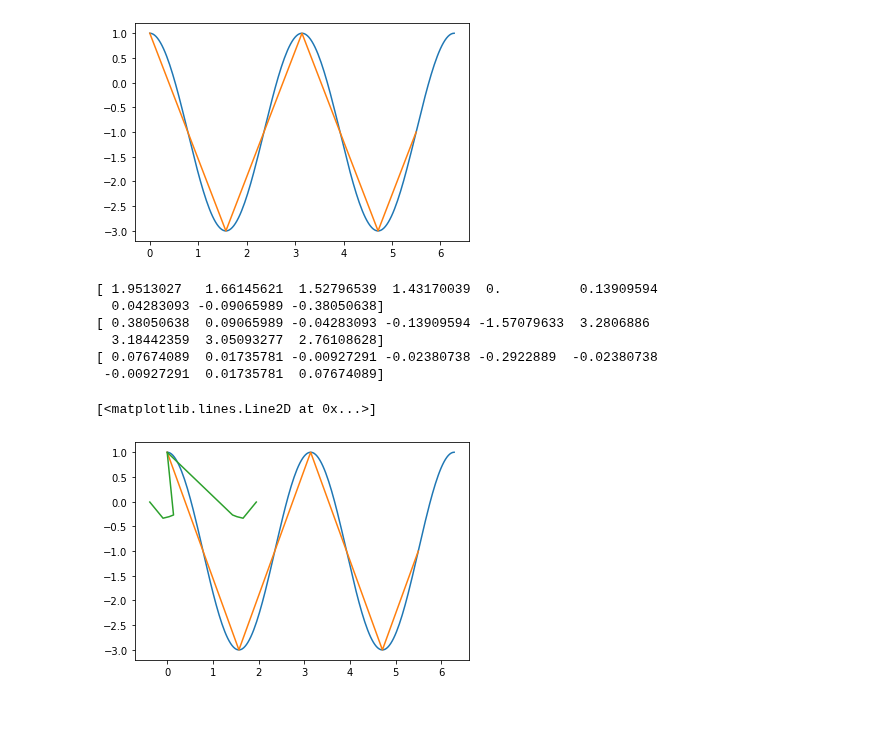
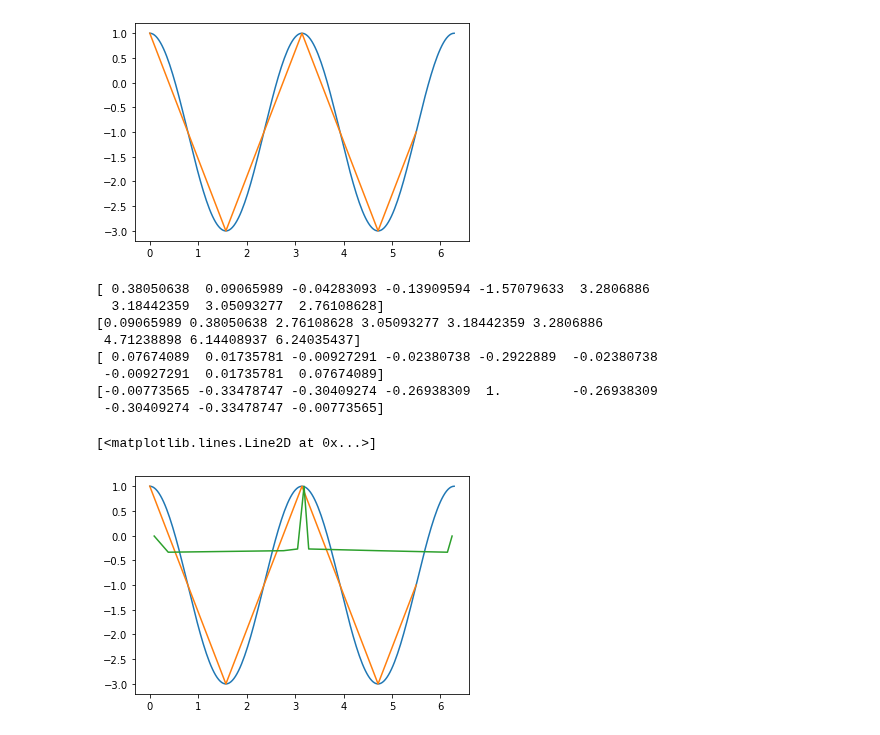
Before and after one commit to rishiiyer01/Personal, a Jupyter notebook: AerodynamicSourcePanelMethod.ipynb, the cells around one changed output. Cells and saved outputs as stored; diff of their text form; code cells hidden in the pictures.

```diff
--- a/AerodynamicSourcePanelMethod.ipynb
+++ b/AerodynamicSourcePanelMethod.ipynb
@@ -82,10 +82,9 @@ for i in np.arange(9):
     else:
         phi[i]=np.arctan((Y[i+1]-Y[i])/(X[i+1]-X[i]))
 
-phi2=phi+[np.pi/2,np.pi/2,np.pi/2,np.pi/2,np.pi/2,0,0,0,0]
-print(phi2)
 phi=phi+[0,0,0,0,0,np.pi,np.pi,np.pi,np.pi]
-print(phi)
+phi2=phi+[0,0,2*np.pi,2*np.pi,2*np.pi,0,0,0,0]
+phi2=np.sort(phi2)
 for i in np.arange(9):
     for j in np.arange(9):
         A=-(x[i]-X[j])*np.cos(phi[j])-(y[i]-Y[j])*np.sin(phi[j])
@@ -95,33 +94,36 @@ for i in np.arange(9):
         if j==8:
             S=(((X[0]-X[j])**2)+((Y[0]-Y[j])**2))**0.5
         else:
             S=(((X[j+1]-X[j])**2)+((Y[j+1]-Y[j])**2))**0.5
         E=(x[i]-X[j])*np.sin(phi[j])-(y[i]-Y[j])*np.cos(phi[j])
 
         if i==j:
             I[i,j]=np.pi
             V[i,j]=0
         else:
             I[i,j]=(C/2)*np.log(((S**2)+2*A*S+B)/B)+((D-A*C)/E)*(np.arctan((S+A)/E)-np.arctan(A/E))
             V[i,j]=((D-A*C)/(2*E))*np.log(((S**2)+2*A*S+B)/B)-C*(np.arctan((S+A)/E)-np.arctan(A/E))
 
         b[i]=np.sin(phi[i])
 l2=linalg.solve(I,b)
 print(l2)
 
 analyticCp=1-4*(np.sin(theta))**2
 v=np.cos(phi)+np.matmul(V,l2)
 Cp2=1-(v**2)
 plt.plot(theta,analyticCp)
 plt.plot(thetaDiscrete,Cp)
 
+print(Cp2)
 plt.plot(phi2,Cp2)
 # %% [output]
-[ 1.9513027   1.66145621  1.52796539  1.43170039  0.          0.13909594
-  0.04283093 -0.09065989 -0.38050638]
 [ 0.38050638  0.09065989 -0.04283093 -0.13909594 -1.57079633  3.2806886
   3.18442359  3.05093277  2.76108628]
+[0.09065989 0.38050638 2.76108628 3.05093277 3.18442359 3.2806886
+ 4.71238898 6.14408937 6.24035437]
 [ 0.07674089  0.01735781 -0.00927291 -0.02380738 -0.2922889  -0.02380738
  -0.00927291  0.01735781  0.07674089]
+[-0.00773565 -0.33478747 -0.30409274 -0.26938309  1.         -0.26938309
+ -0.30409274 -0.33478747 -0.00773565]
 [<matplotlib.lines.Line2D at 0x...>]
-[figure, old version]
+[figure, new version]
```
